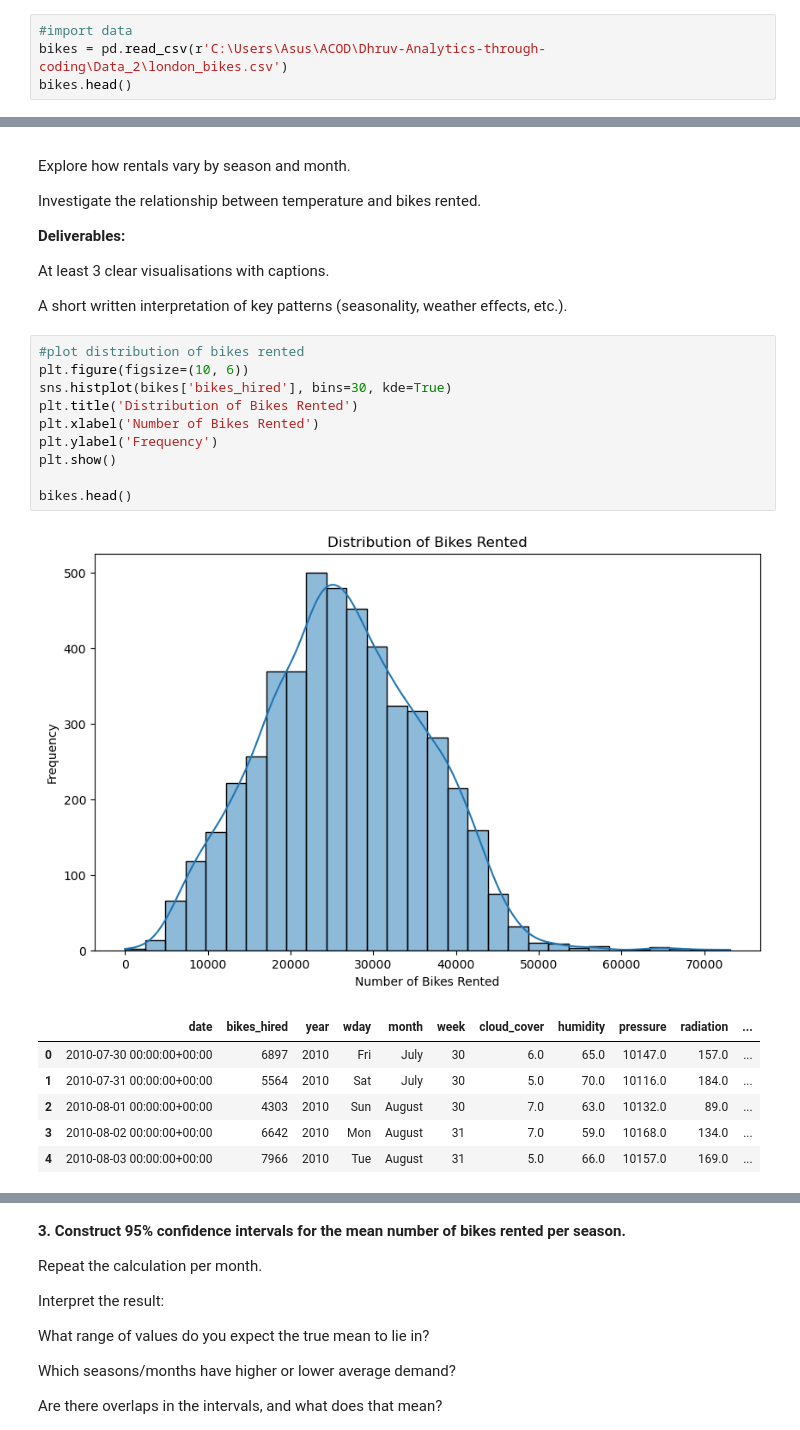
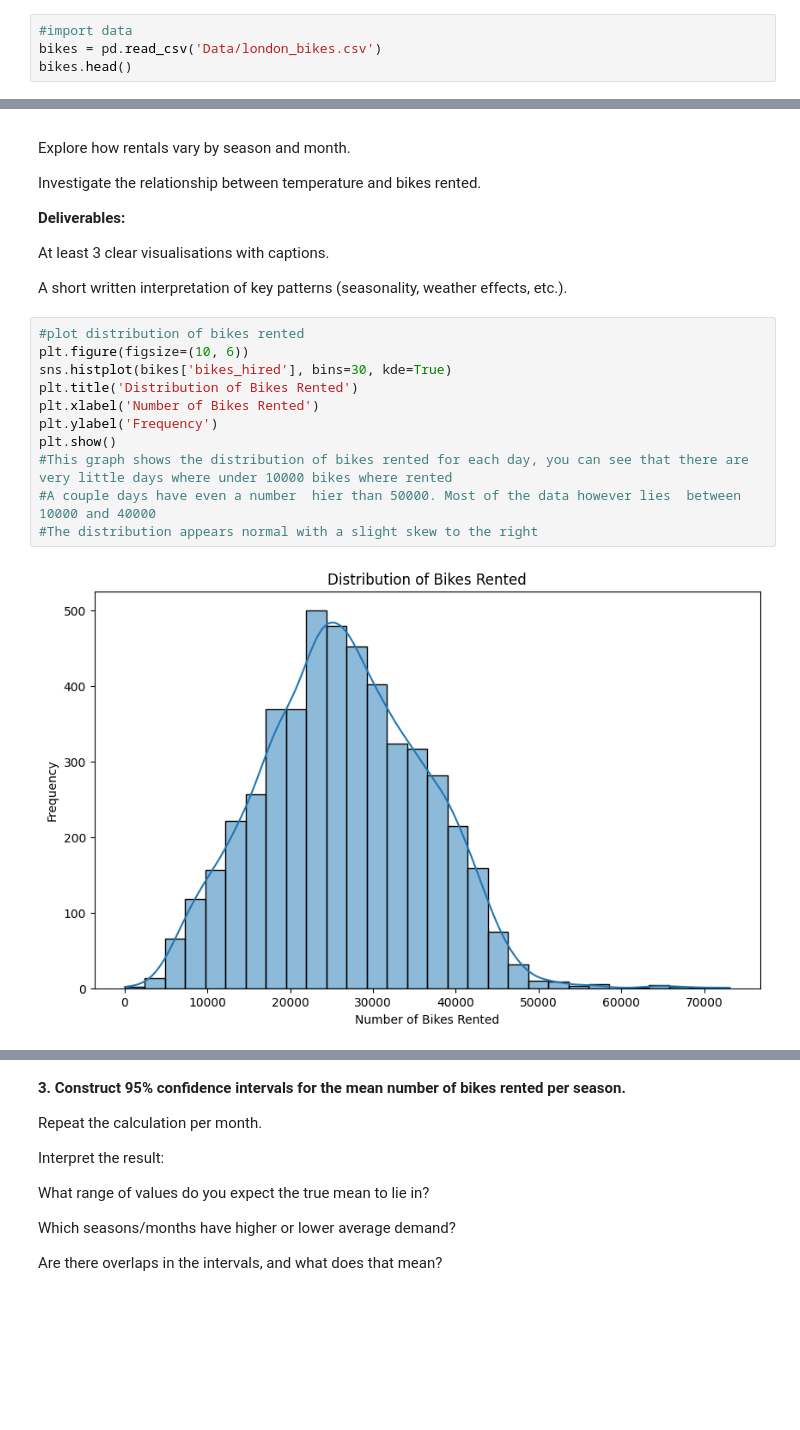
Before and after one commit to RubyAnn777/Mercury_ACOD_2025, a Jupyter notebook: Group_Project_Dhruv.ipynb, the cells around one changed output, grey strips where cells are left out. Saved outputs shown, nothing was run; the diff lists cells and outputs as text; blank space fills up the shorter version.

```diff
--- a/Group_Project_Dhruv.ipynb
+++ b/Group_Project_Dhruv.ipynb
@@ -27,7 +27,7 @@ from statsmodels.stats.outliers_influence import variance_inflation_factor
 from statsmodels.tools.tools import add_constant
 # %%
 #import data
-bikes = pd.read_csv(r'C:\Users\Asus\ACOD\Dhruv-Analytics-through-coding\Data_2\london_bikes.csv')
+bikes = pd.read_csv('Data/london_bikes.csv')
 bikes.head()
 # %% [output]
 |  | date | bikes_hired | year | wday | month | week | cloud_cover | humidity | pressure | radiation | ... |
@@ -163,21 +163,16 @@ A short written interpretation of key patterns (seasonality, weather effects, et
 # %%
 #plot distribution of bikes rented
 plt.figure(figsize=(10, 6))
 sns.histplot(bikes['bikes_hired'], bins=30, kde=True)
 plt.title('Distribution of Bikes Rented')
 plt.xlabel('Number of Bikes Rented')
 plt.ylabel('Frequency')
 plt.show()
-
-bikes.head()
+#This graph shows the distribution of bikes rented for each day, you can see that there are very little days where under 10000 bikes where rented
+#A couple days have even a number  hier than 50000. Most of the data however lies  between 10000 and 40000
+#The distribution appears normal with a slight skew to the right
 # %% [output]
-[figure, old version]
+[figure, new version]
-|  | date | bikes_hired | year | wday | month | week | cloud_cover | humidity | pressure | radiation | ... |
-| 0 | 2010-07-30 00:00:00+00:00 | 6897 | 2010 | Fri | July | 30 | 6.0 | 65.0 | 10147.0 | 157.0 | ... |
-| 1 | 2010-07-31 00:00:00+00:00 | 5564 | 2010 | Sat | July | 30 | 5.0 | 70.0 | 10116.0 | 184.0 | ... |
-| 2 | 2010-08-01 00:00:00+00:00 | 4303 | 2010 | Sun | August | 30 | 7.0 | 63.0 | 10132.0 | 89.0 | ... |
-| 3 | 2010-08-02 00:00:00+00:00 | 6642 | 2010 | Mon | August | 31 | 7.0 | 59.0 | 10168.0 | 134.0 | ... |
-| 4 | 2010-08-03 00:00:00+00:00 | 7966 | 2010 | Tue | August | 31 | 5.0 | 66.0 | 10157.0 | 169.0 | ... |
 # %%
 #explore how bikes rented varies by season
 plt.figure(figsize=(10, 6))
```
Also changed, not shown: parts of 7 cells of this notebook, 1 other file.
